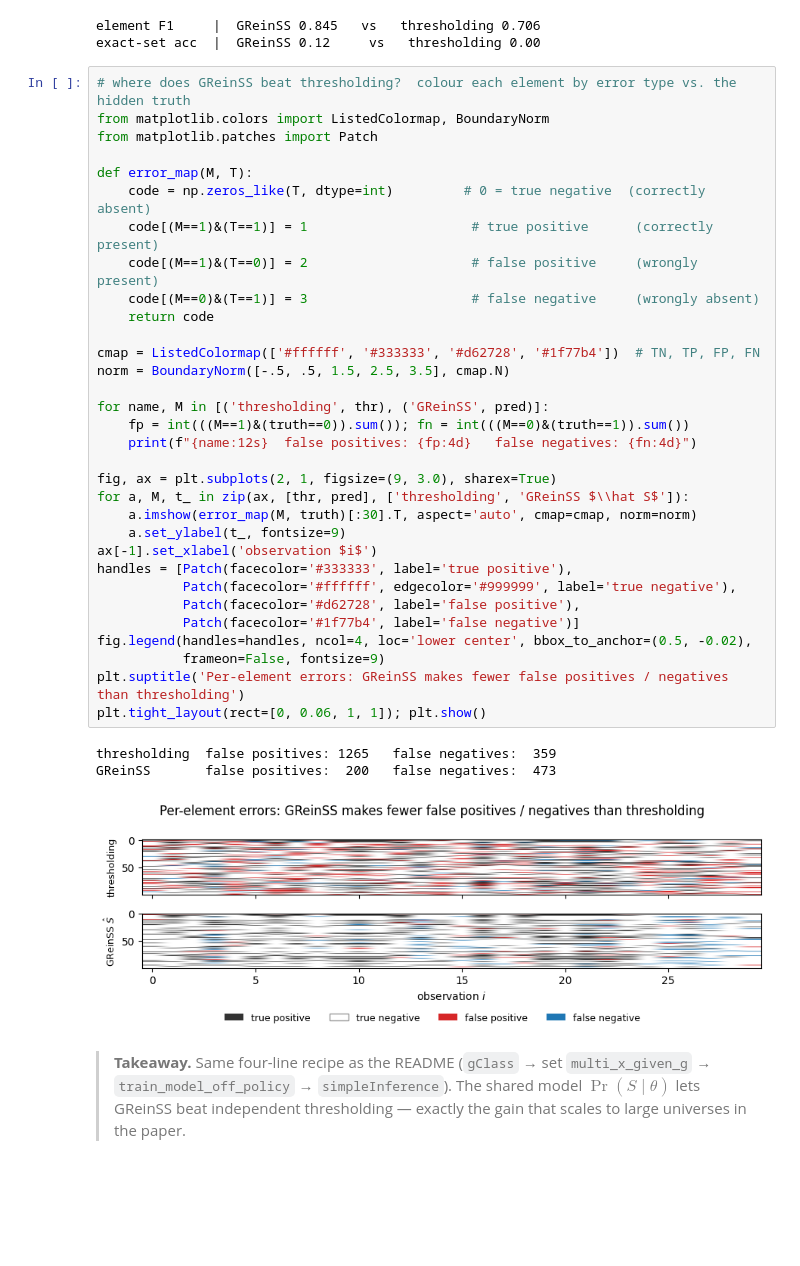
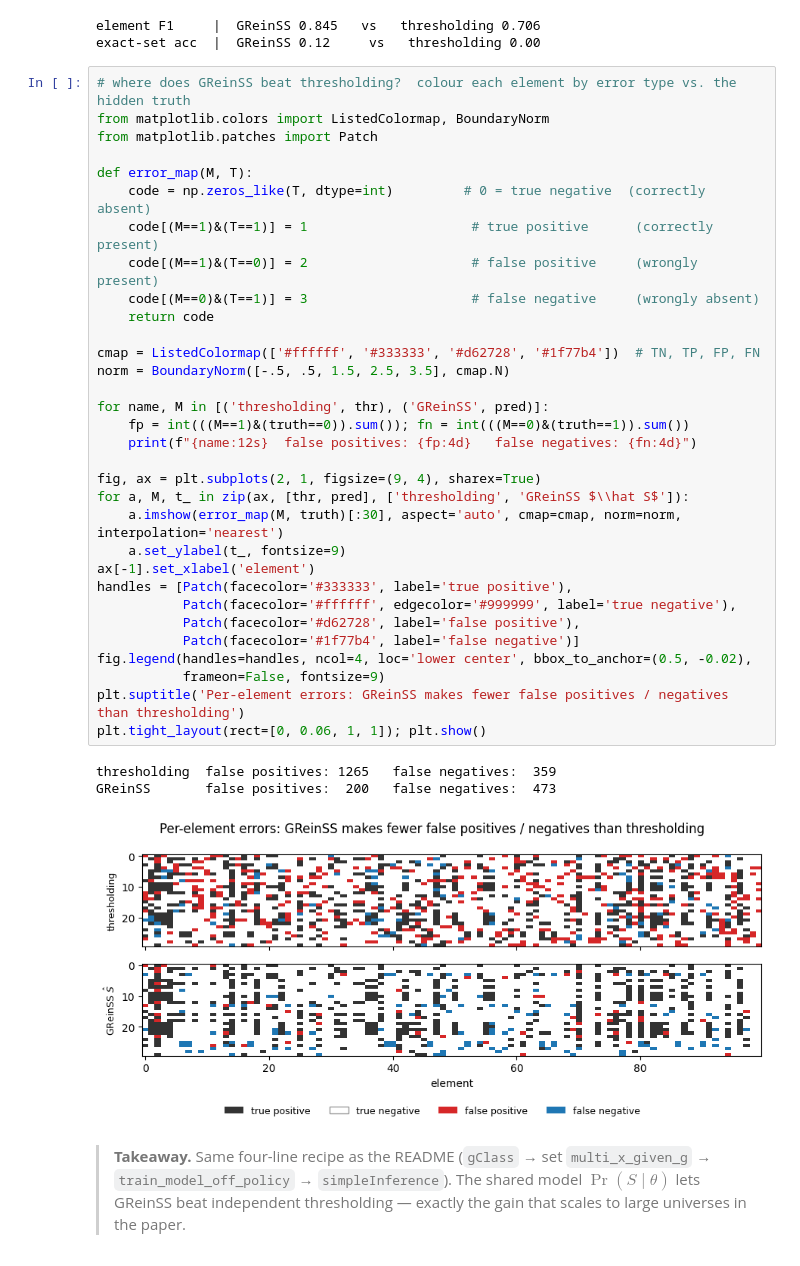
Before and after one commit to elkebir-group/GReinSS-tutorial, a Jupyter notebook: GReinSS_demo.ipynb, the cells around one changed output. Drawn from its saved outputs; the diff is of its cells as text; blank space fills up the shorter version.

```diff
--- a/GReinSS_demo.ipynb
+++ b/GReinSS_demo.ipynb
@@ -202,37 +202,37 @@ exact-set acc  |  GReinSS 0.12     vs   thresholding 0.00
 from matplotlib.colors import ListedColormap, BoundaryNorm
 from matplotlib.patches import Patch
 
 def error_map(M, T):
     code = np.zeros_like(T, dtype=int)         # 0 = true negative  (correctly absent)
     code[(M==1)&(T==1)] = 1                     # true positive      (correctly present)
     code[(M==1)&(T==0)] = 2                     # false positive     (wrongly present)
     code[(M==0)&(T==1)] = 3                     # false negative     (wrongly absent)
     return code
 
 cmap = ListedColormap(['#ffffff', '#333333', '#d62728', '#1f77b4'])  # TN, TP, FP, FN
 norm = BoundaryNorm([-.5, .5, 1.5, 2.5, 3.5], cmap.N)
 
 for name, M in [('thresholding', thr), ('GReinSS', pred)]:
     fp = int(((M==1)&(truth==0)).sum()); fn = int(((M==0)&(truth==1)).sum())
     print(f"{name:12s}  false positives: {fp:4d}   false negatives: {fn:4d}")
 
-fig, ax = plt.subplots(2, 1, figsize=(9, 3.0), sharex=True)
+fig, ax = plt.subplots(2, 1, figsize=(9, 4), sharex=True)
 for a, M, t_ in zip(ax, [thr, pred], ['thresholding', 'GReinSS $\\hat S$']):
-    a.imshow(error_map(M, truth)[:30].T, aspect='auto', cmap=cmap, norm=norm)
+    a.imshow(error_map(M, truth)[:30], aspect='auto', cmap=cmap, norm=norm, interpolation='nearest')
     a.set_ylabel(t_, fontsize=9)
-ax[-1].set_xlabel('observation $i$')
+ax[-1].set_xlabel('element')
 handles = [Patch(facecolor='#333333', label='true positive'),
            Patch(facecolor='#ffffff', edgecolor='#999999', label='true negative'),
            Patch(facecolor='#d62728', label='false positive'),
            Patch(facecolor='#1f77b4', label='false negative')]
 fig.legend(handles=handles, ncol=4, loc='lower center', bbox_to_anchor=(0.5, -0.02),
            frameon=False, fontsize=9)
 plt.suptitle('Per-element errors: GReinSS makes fewer false positives / negatives than thresholding')
 plt.tight_layout(rect=[0, 0.06, 1, 1]); plt.show()
 # %% [output]
 thresholding  false positives: 1265   false negatives:  359
 GReinSS       false positives:  200   false negatives:  473
-[figure, old version]
+[figure, new version]
 # %% [markdown]
 > **Takeaway.** Same four-line recipe as the README (`gClass` → set `multi_x_given_g` →
 > `train_model_off_policy` → `simpleInference`). The shared model $\Pr(S\mid\theta)$ lets GReinSS
```
Also changed, not shown: parts of 18 cells of this notebook, 1 other file.
